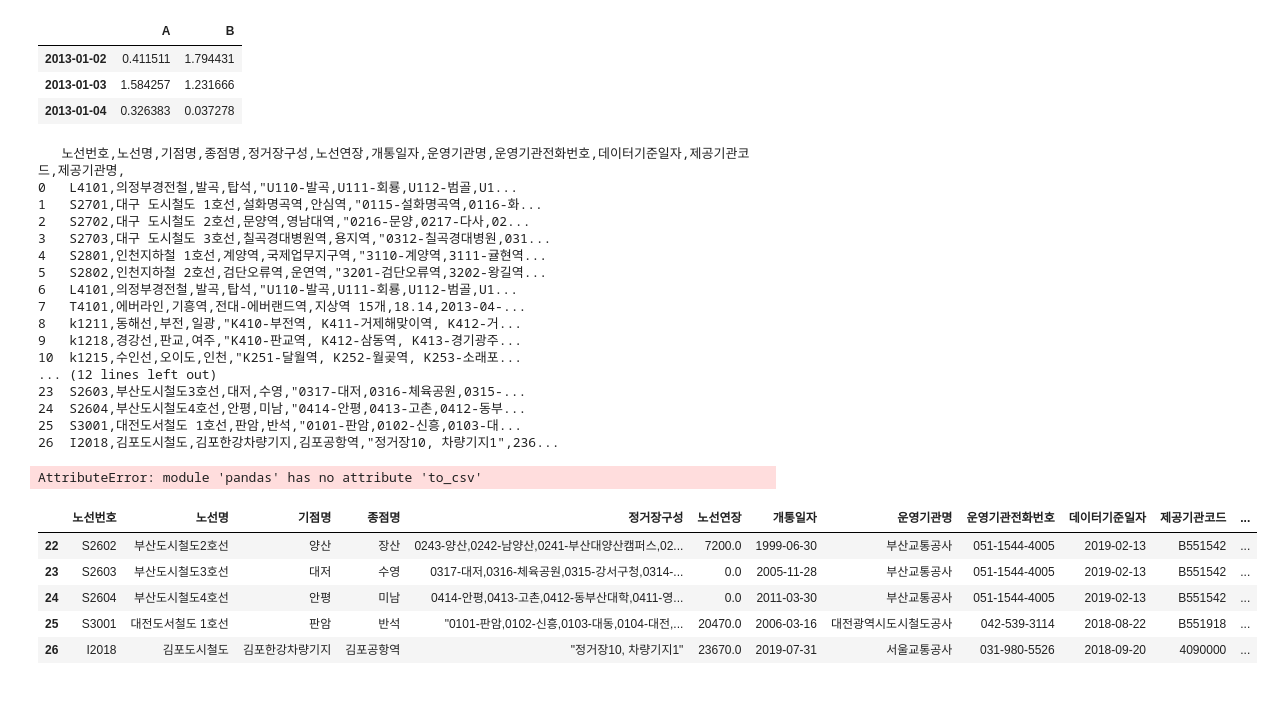
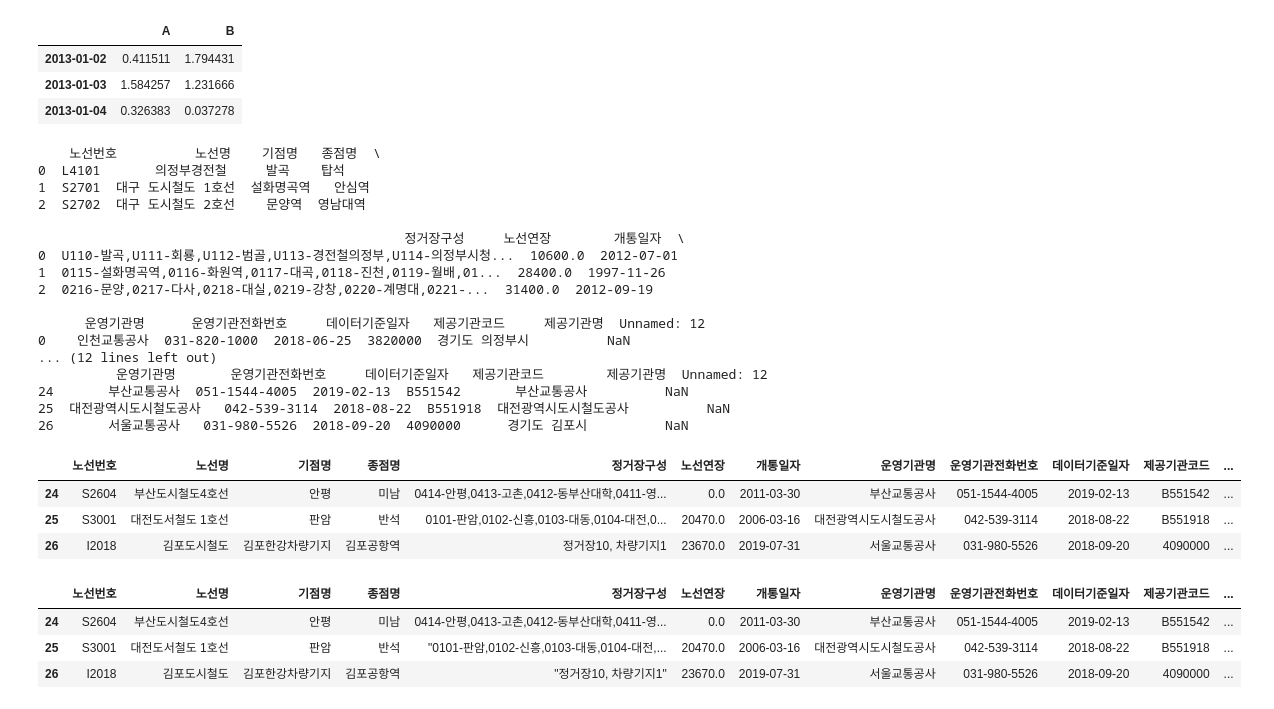
Before and after one commit to tncnsfs/Python, a Jupyter notebook: pandasTest01_190424.ipynb, the cells around one changed output. Saved outputs shown, nothing was run; the diff lists cells and outputs as text; code cells hidden in the pictures.

Commit message:
Read&Write CSV&Excel
Read&Write CSV&Excel

```diff
--- a/pandasTest01_190424.ipynb
+++ b/pandasTest01_190424.ipynb
@@ -152,27 +155,32 @@ df.loc['20130102': '20130104', ['A', 'B']]
 | 2013-01-03 | 1.584257 | 1.231666 |
 | 2013-01-04 | 0.326383 | 0.037278 |
 # %%
-varReadCsv = pd.read_csv('TestPandasFile/전국도시철도노선정보표준데이터.csv','tt')
-print(varReadCsv)
-
-
-varWriteCsv = pd.to_csv('TestPandasFile/varWriteCsv01.csv')
+varReadCsv = pd.read_csv('TestPandasFile/전국도시철도노선정보표준데이터.csv',engine='python')
+print(varReadCsv.head(3))
+print(var2.tail(3))
 # %% [output]
-   노선번호,노선명,기점명,종점명,정거장구성,노선연장,개통일자,운영기관명,운영기관전화번호,데이터기준일자,제공기관코드,제공기관명,
-0   L4101,의정부경전철,발곡,탑석,"U110-발곡,U111-회룡,U112-범골,U1...
-1   S2701,대구 도시철도 1호선,설화명곡역,안심역,"0115-설화명곡역,0116-화...
-2   S2702,대구 도시철도 2호선,문양역,영남대역,"0216-문양,0217-다사,02...
-3   S2703,대구 도시철도 3호선,칠곡경대병원역,용지역,"0312-칠곡경대병원,031...
-4   S2801,인천지하철 1호선,계양역,국제업무지구역,"3110-계양역,3111-귤현역...
-5   S2802,인천지하철 2호선,검단오류역,운연역,"3201-검단오류역,3202-왕길역...
-6   L4101,의정부경전철,발곡,탑석,"U110-발곡,U111-회룡,U112-범골,U1...
-7   T4101,에버라인,기흥역,전대-에버랜드역,지상역 15개,18.14,2013-04-...
-8   k1211,동해선,부전,일광,"K410-부전역, K411-거제해맞이역, K412-거...
-9   k1218,경강선,판교,여주,"K410-판교역, K412-삼동역, K413-경기광주...
-10  k1215,수인선,오이도,인천,"K251-달월역, K252-월곶역, K253-소래포...
+    노선번호          노선명    기점명   종점명  \
+0  L4101       의정부경전철     발곡    탑석
+1  S2701  대구 도시철도 1호선  설화명곡역   안심역
+2  S2702  대구 도시철도 2호선    문양역  영남대역
+
+                                               정거장구성     노선연장        개통일자  \
+0  U110-발곡,U111-회룡,U112-범골,U113-경전철의정부,U114-의정부시청...  10600.0  2012-07-01
+1  0115-설화명곡역,0116-화원역,0117-대곡,0118-진천,0119-월배,01...  28400.0  1997-11-26
+2  0216-문양,0217-다사,0218-대실,0219-강창,0220-계명대,0221-...  31400.0  2012-09-19
+
+      운영기관명      운영기관전화번호     데이터기준일자   제공기관코드     제공기관명  Unnamed: 12
+0    인천교통공사  031-820-1000  2018-06-25  3820000  경기도 의정부시          NaN
 ... (12 lines left out)
-23  S2603,부산도시철도3호선,대저,수영,"0317-대저,0316-체육공원,0315-...
-24  S2604,부산도시철도4호선,안평,미남,"0414-안평,0413-고촌,0412-동부...
-25  S3001,대전도서철도 1호선,판암,반석,"0101-판암,0102-신흥,0103-대...
-26  I2018,김포도시철도,김포한강차량기지,김포공항역,"정거장10, 차량기지1",236...
+          운영기관명       운영기관전화번호     데이터기준일자   제공기관코드        제공기관명  Unnamed: 12
+24       부산교통공사  051-1544-4005  2019-02-13  B551542       부산교통공사          NaN
+25  대전광역시도시철도공사   042-539-3114  2018-08-22  B551918  대전광역시도시철도공사          NaN
+26       서울교통공사   031-980-5526  2018-09-20  4090000      경기도 김포시          NaN
-AttributeError: module 'pandas' has no attribute 'to_csv'
+# %%
+Write_tocsv_fram=DataFrame(varReadCsv)
+Write_tocsv_fram.tail(3)
+# %% [output]
+|  | 노선번호 | 노선명 | 기점명 | 종점명 | 정거장구성 | 노선연장 | 개통일자 | 운영기관명 | 운영기관전화번호 | 데이터기준일자 | 제공기관코드 | ... |
+| 24 | S2604 | 부산도시철도4호선 | 안평 | 미남 | 0414-안평,0413-고촌,0412-동부산대학,0411-영... | 0.0 | 2011-03-30 | 부산교통공사 | 051-1544-4005 | 2019-02-13 | B551542 | ... |
+| 25 | S3001 | 대전도서철도 1호선 | 판암 | 반석 | 0101-판암,0102-신흥,0103-대동,0104-대전,0... | 20470.0 | 2006-03-16 | 대전광역시도시철도공사 | 042-539-3114 | 2018-08-22 | B551918 | ... |
+| 26 | I2018 | 김포도시철도 | 김포한강차량기지 | 김포공항역 | 정거장10, 차량기지1 | 23670.0 | 2019-07-31 | 서울교통공사 | 031-980-5526 | 2018-09-20 | 4090000 | ... |
@@ -179,11 +190,9 @@ AttributeError: module 'pandas' has no attribute 'to_csv'
 # %%
 var1 = pd.read_excel('TestPandasFile/전국도시철도노선정보표준데이터.xls')
-var1.head(5)
-var1.tail(5)
+var1.head(3)
+var1.tail(3)
 # %% [output]
 |  | 노선번호 | 노선명 | 기점명 | 종점명 | 정거장구성 | 노선연장 | 개통일자 | 운영기관명 | 운영기관전화번호 | 데이터기준일자 | 제공기관코드 | ... |
-| 22 | S2602 | 부산도시철도2호선 | 양산 | 장산 | 0243-양산,0242-남양산,0241-부산대양산캠퍼스,02... | 7200.0 | 1999-06-30 | 부산교통공사 | 051-1544-4005 | 2019-02-13 | B551542 | ... |
-| 23 | S2603 | 부산도시철도3호선 | 대저 | 수영 | 0317-대저,0316-체육공원,0315-강서구청,0314-... | 0.0 | 2005-11-28 | 부산교통공사 | 051-1544-4005 | 2019-02-13 | B551542 | ... |
 | 24 | S2604 | 부산도시철도4호선 | 안평 | 미남 | 0414-안평,0413-고촌,0412-동부산대학,0411-영... | 0.0 | 2011-03-30 | 부산교통공사 | 051-1544-4005 | 2019-02-13 | B551542 | ... |
 | 25 | S3001 | 대전도서철도 1호선 | 판암 | 반석 | "0101-판암,0102-신흥,0103-대동,0104-대전,... | 20470.0 | 2006-03-16 | 대전광역시도시철도공사 | 042-539-3114 | 2018-08-22 | B551918 | ... |
 | 26 | I2018 | 김포도시철도 | 김포한강차량기지 | 김포공항역 | "정거장10, 차량기지1" | 23670.0 | 2019-07-31 | 서울교통공사 | 031-980-5526 | 2018-09-20 | 4090000 | ... |
```
Also changed, not shown: parts of 7 cells of this notebook.
